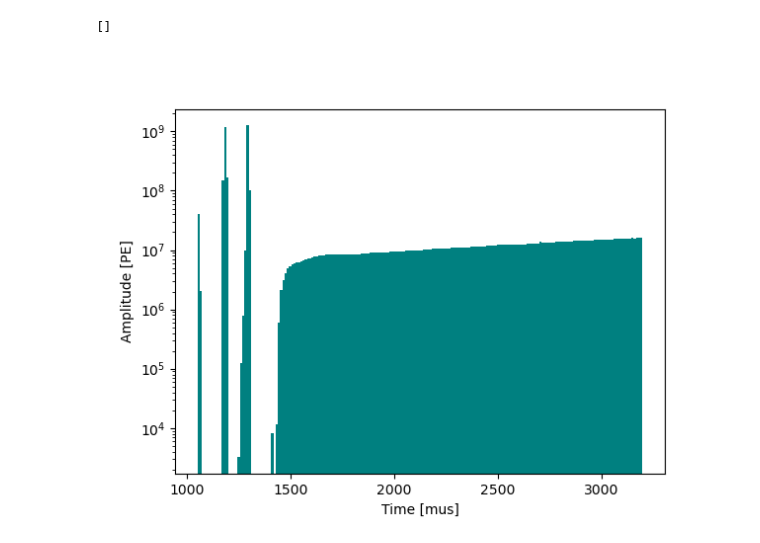
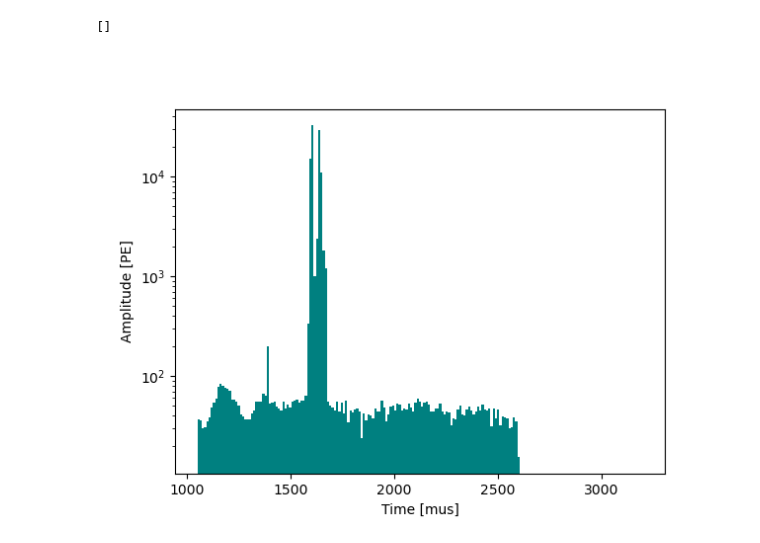
Before and after one commit to kvjmistry/DoubleBeta, a Jupyter notebook: Alphas/notebooks/StudyDeconvolvedWaveforms.ipynb, the cells around one changed output. Cells and saved outputs as stored; diff of their text form; code cells hidden in the pictures.

```diff
--- a/Alphas/notebooks/StudyDeconvolvedWaveforms.ipynb
+++ b/Alphas/notebooks/StudyDeconvolvedWaveforms.ipynb
@@ -227,7 +240,8 @@ def FitS2(time, amplitude):
 # filename  = "../data/run_14584_0000_ldc1_trg0.waveforms.h5"
 # filename  = "../data/xenon/run_14498_0011_ldc3_trg0.waveforms.h5"
 # filename = "../data/run_14583_0000_ldc1_trg0.waveforms.h5"
-filename = "../data/run_14710_0000_ldc7_trg0.waveforms.h5"
+# filename = "../data/run_14710_0000_ldc7_trg0.waveforms.h5"
+filename = "../data/run_14780_0108_ldc1_trg0.waveforms.h5"
 
 raw_evts = pd.read_hdf(filename, '/Run/events')
 print(raw_evts.evt_number.unique())
@@ -610,20 +547,20 @@ On Event: 46
 # %%
 plt.figure()
 
-# mask = wf_pmt > 0
+mask = wf_pmt > 0
 
 # plt.hist(times[mask], weights = wf_pmt[mask], bins = np.linspace(2500,3200,500));
 # plt.hist(times[mask], weights = wf_pmt[mask], bins = np.linspace(1500,2000,20), color="Teal");
 
 mask = wf_sum_all_evts>0
 # plt.hist(times[mask], weights = wf_sum_all_evts[mask], bins = np.linspace(1050,2000,200), color="Teal");
 plt.hist(times[mask], weights = wf_sum_all_evts[mask], bins = np.linspace(1050,3200,200), color="Teal");
 plt.ylabel("Amplitude [PE]")
 plt.xlabel("Time [mus]")
 plt.semilogy()
 # %% [output]
 []
-[figure, old version]
+[figure, new version]
 # %%
 
 
```
Also changed, not shown: parts of 17 cells of this notebook, 7 other files.
